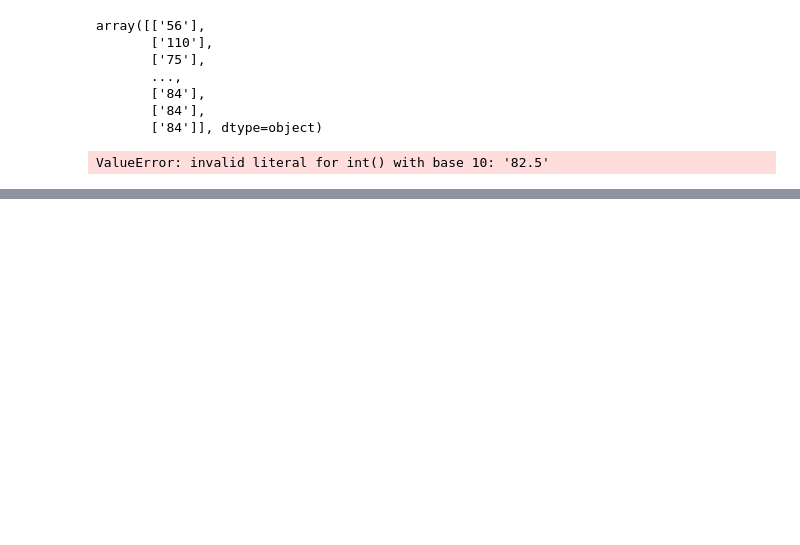
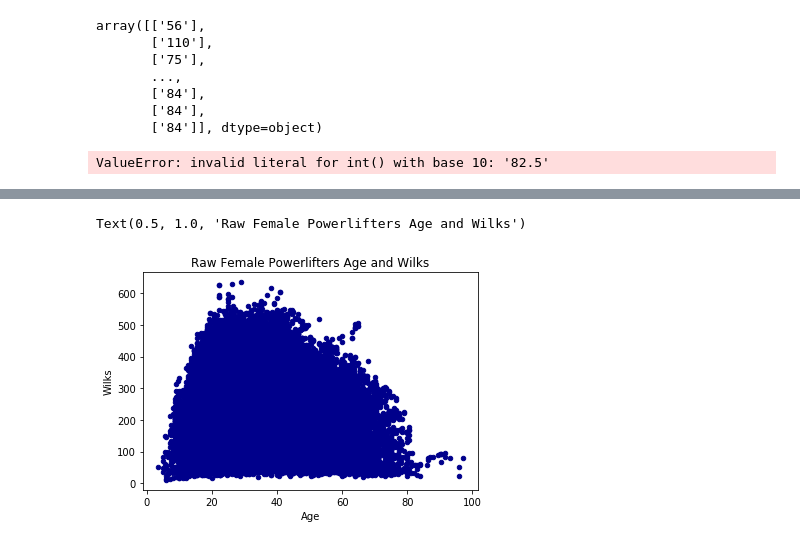
Before and after one commit to Emma-Pang/Powerlifting-data-analysis, a Jupyter notebook: liftingdata_analysis.ipynb, the cells around one changed output, grey strips where cells are left out. Drawn from its saved outputs; the diff is of its cells as text; code cells hidden in the pictures; blank space fills up the shorter version.

Commit message:
cleaned more and added 1 chart

```diff
--- a/liftingdata_analysis.ipynb
+++ b/liftingdata_analysis.ipynb
@@ -228,3 +194,7 @@ f_data_cleaned=f_data_cleaned.dropna(subset=['WeightClassKg'])
+# %%
+#drop na from age and weightclasskg
+f_data_cleaned=f_data_cleaned.dropna(subset=['WeightClassKg'])
+f_data_cleaned=f_data_cleaned.dropna(subset=['Age'])
 # %%
 f_data_cleaned['WeightClassKg'].unique()
 # %% [output]
@@ -260,0 +229,4 @@ ax1 = f_data_cleaned.plot.scatter(x='Age',
+# %%
+#sort by age
+f_data_cleaned.sort_values('Age', inplace=True)
+f_data_cleaned.head()
@@ -260,0 +240,5 @@ ax1 = f_data_cleaned.plot.scatter(x='Age',
+# %%
+#drop outlier and "youth" division
+f_adult_data_cleaned = f_data_cleaned[f_data_cleaned.Division != 'Youth']
+f_adult_data_cleaned = f_data_cleaned[f_data_cleaned.Name != 'Emma Brown']
+f_adult_data_cleaned.head(20)
@@ -260,0 +263,9 @@ ax1 = f_data_cleaned.plot.scatter(x='Age',
+# %%
+#create scatter plot to show age vs wilks
+ax1 = f_adult_data_cleaned.plot.scatter(x='Age',
+                      y='Wilks',
+                      c='DarkBlue')
+plt.title("Raw Female Powerlifters Age and Wilks")
+# %% [output]
+Text(0.5, 1.0, 'Raw Female Powerlifters Age and Wilks')
+[figure, added]
```
Also changed, not shown: parts of 28 cells of this notebook.
